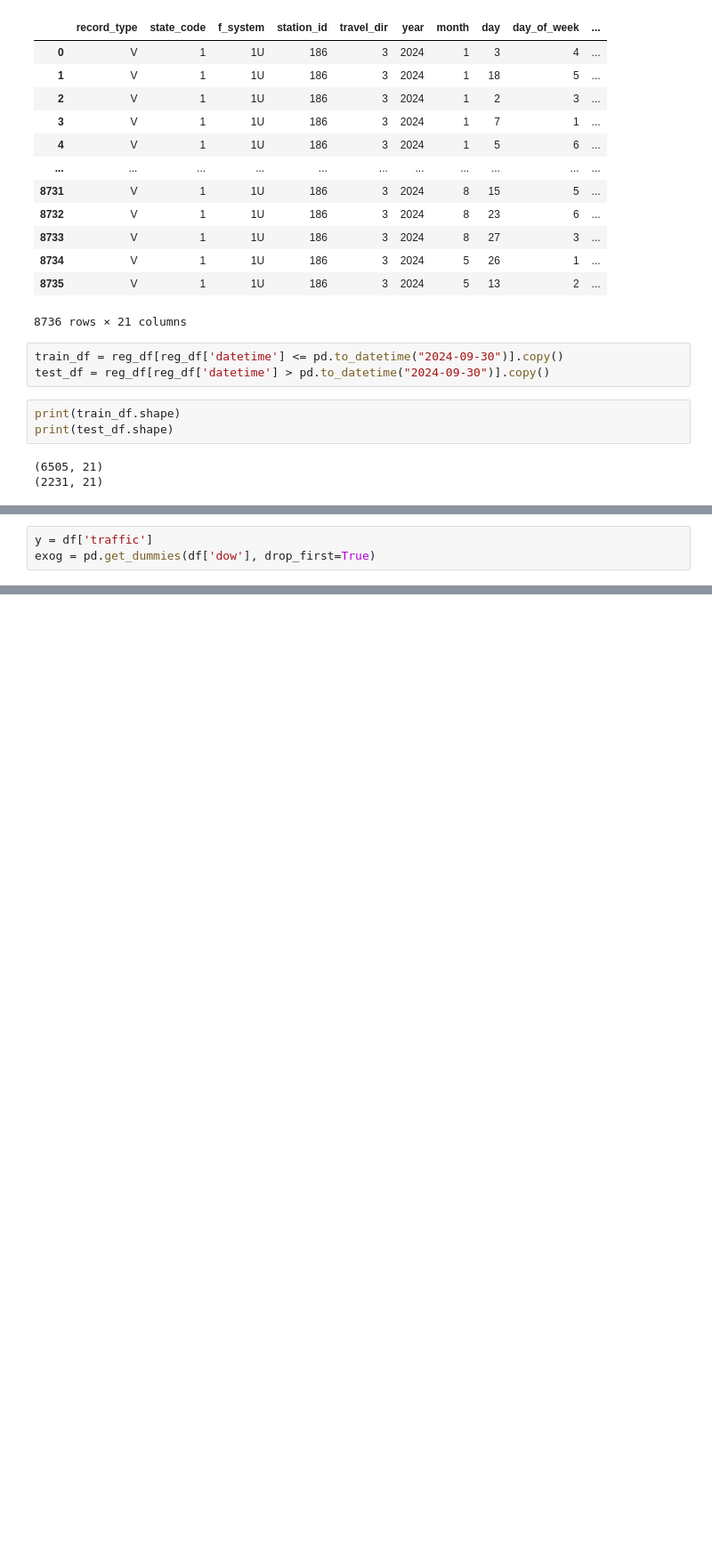
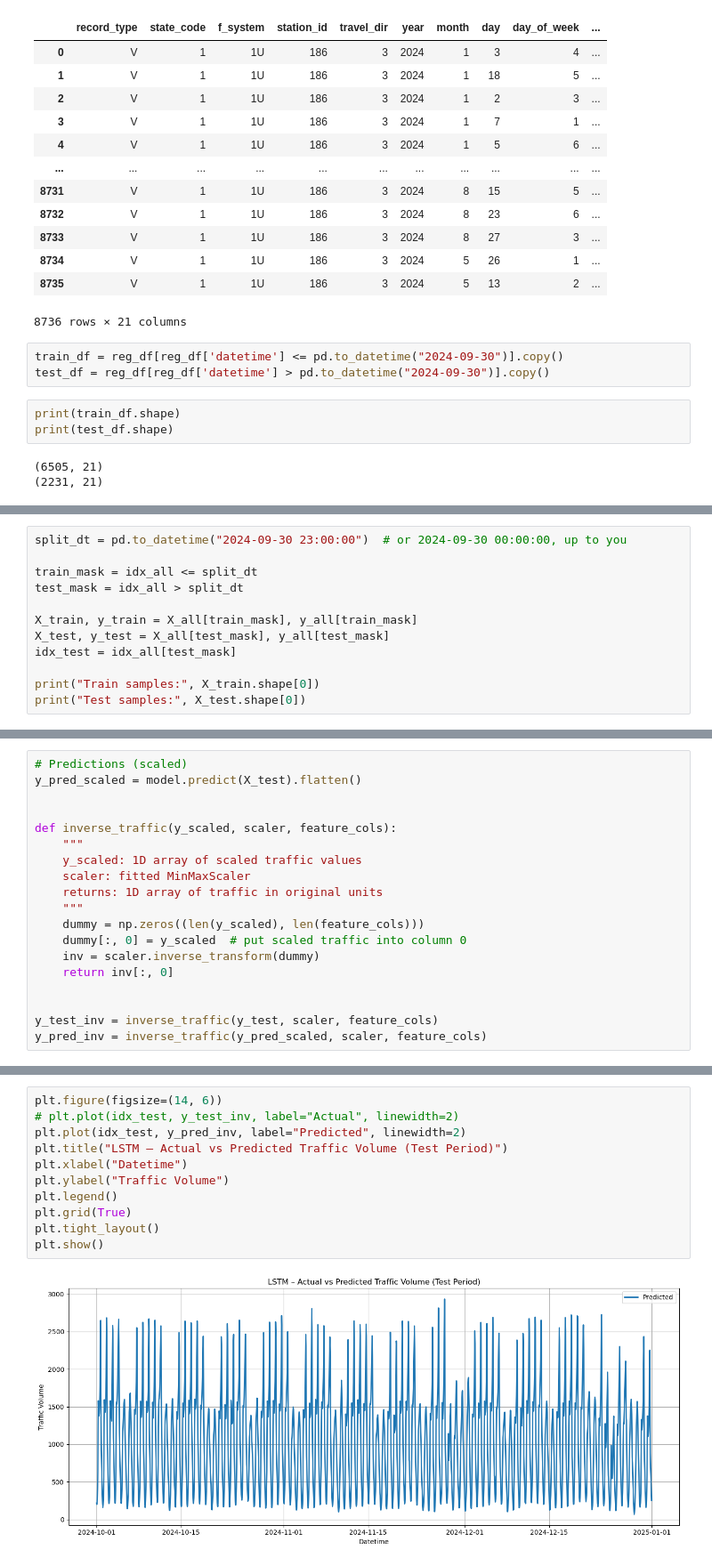
Before and after one commit to Bhavya-Budhia/TruckParking, a Jupyter notebook: cong_speed.ipynb, the cells around one changed output, grey strips where cells are left out. Shown at 89% size. Saved outputs shown, nothing was run; the diff lists cells and outputs as text; blank space fills up the shorter version.

```diff
--- a/cong_speed.ipynb
+++ b/cong_speed.ipynb
@@ -531,3 +430,0 @@ df['dow'] = df.index.dayofweek
-# %%
-y = df['traffic']
-exog = pd.get_dummies(df['dow'], drop_first=True)
@@ -631,0 +487,12 @@ plt.show()
+# %%
+split_dt = pd.to_datetime("2024-09-30 23:00:00")  # or 2024-09-30 00:00:00, up to you
+
+train_mask = idx_all <= split_dt
+test_mask = idx_all > split_dt
+
+X_train, y_train = X_all[train_mask], y_all[train_mask]
+X_test, y_test = X_all[test_mask], y_all[test_mask]
+idx_test = idx_all[test_mask]
+
+print("Train samples:", X_train.shape[0])
+print("Test samples:", X_test.shape[0])
@@ -631,0 +545,19 @@ plt.show()
+# %%
+# Predictions (scaled)
+y_pred_scaled = model.predict(X_test).flatten()
+
+
+def inverse_traffic(y_scaled, scaler, feature_cols):
+    """
+    y_scaled: 1D array of scaled traffic values
+    scaler: fitted MinMaxScaler
+    returns: 1D array of traffic in original units
+    """
+    dummy = np.zeros((len(y_scaled), len(feature_cols)))
+    dummy[:, 0] = y_scaled  # put scaled traffic into column 0
+    inv = scaler.inverse_transform(dummy)
+    return inv[:, 0]
+
+
+y_test_inv = inverse_traffic(y_test, scaler, feature_cols)
+y_pred_inv = inverse_traffic(y_pred_scaled, scaler, feature_cols)
@@ -631,0 +566,13 @@ plt.show()
+# %%
+plt.figure(figsize=(14, 6))
+# plt.plot(idx_test, y_test_inv, label="Actual", linewidth=2)
+plt.plot(idx_test, y_pred_inv, label="Predicted", linewidth=2)
+plt.title("LSTM – Actual vs Predicted Traffic Volume (Test Period)")
+plt.xlabel("Datetime")
+plt.ylabel("Traffic Volume")
+plt.legend()
+plt.grid(True)
+plt.tight_layout()
+plt.show()
+# %% [output]
+[figure, added]
```
Also changed, not shown: parts of 29 cells of this notebook.
